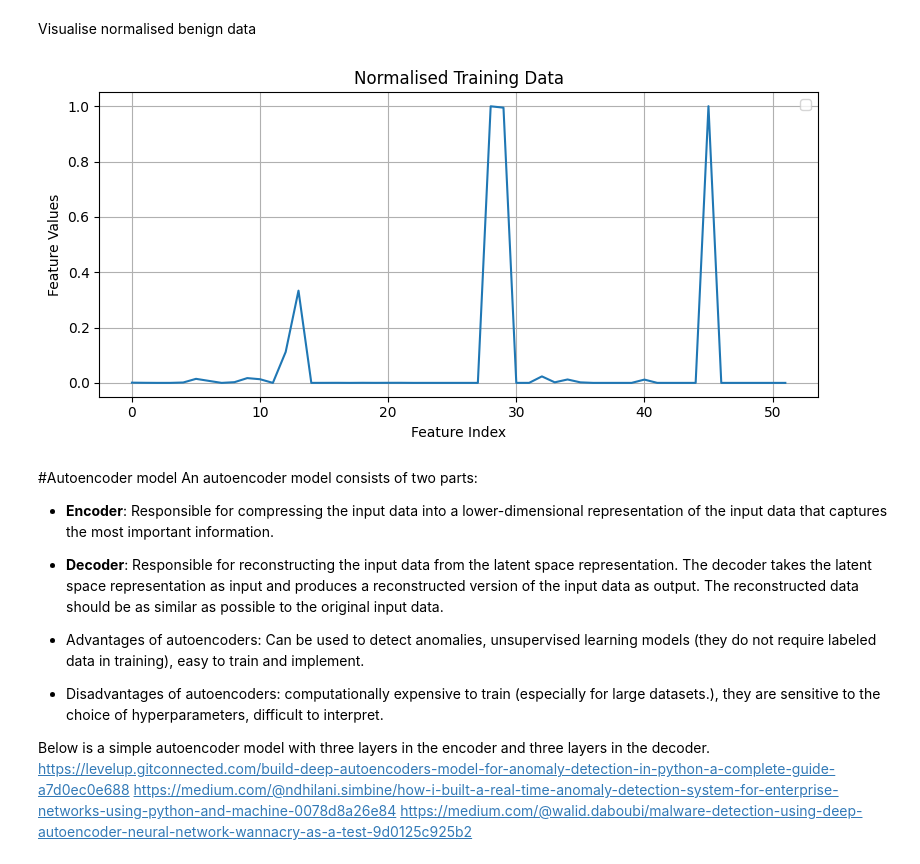
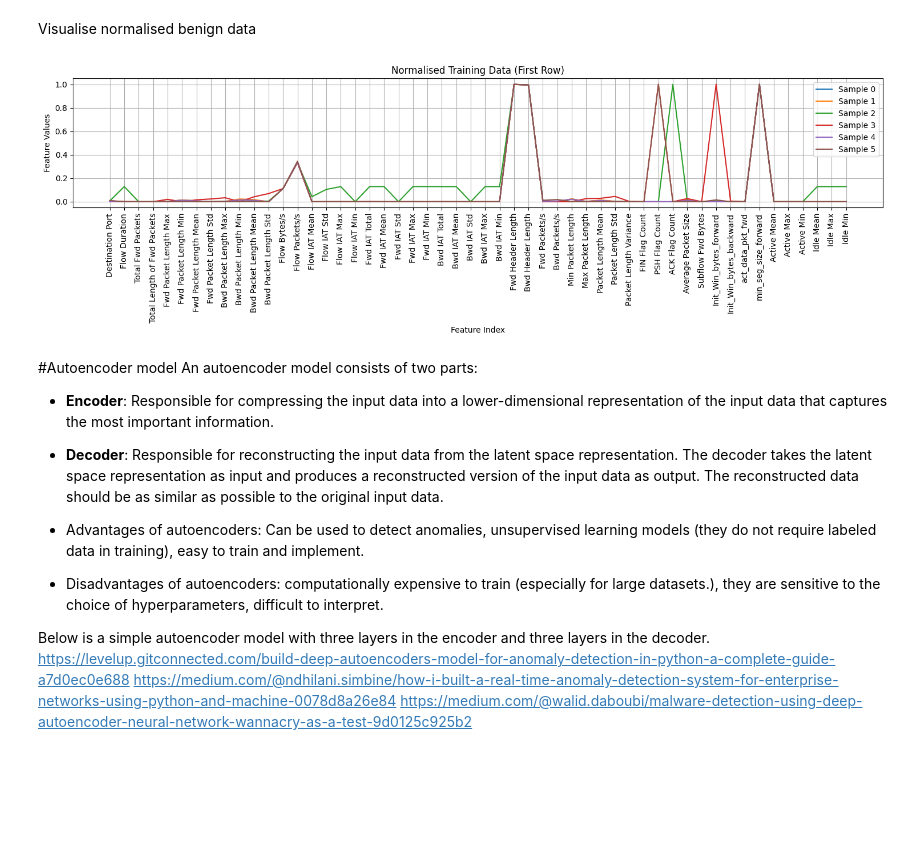
Before and after one commit to SianC7/LAIDS, a Jupyter notebook: Sian's_Autoencoder.ipynb, the cells around one changed output. Drawn from its saved outputs; the diff is of its cells as text; code cells hidden in the pictures; blank space fills up the shorter version.

```diff
--- a/Sian's_Autoencoder.ipynb
+++ b/Sian's_Autoencoder.ipynb
@@ -224,34 +229,39 @@ Shape of X_val after scaling: (335209, 52)
 Shape of X_test after scaling: (844706, 52)
 # %% [markdown]
 Visualise normalised benign data
-# %%
-import matplotlib.pyplot as plt
-plt.figure(figsize=(8, 4))
-plt.plot(X_train[0])
-# plt.plot(X_train[2])
-# plt.plot(X_train[3])
-# plt.plot(X_train[4])
-# plt.plot(X_train[5])
-# plt.plot(X_train[6])
-plt.title("Normalised Training Data")
-plt.xlabel('Feature Index')
-plt.ylabel('Feature Values')
-plt.legend()
-plt.grid(True)
-plt.tight_layout()
-plt.show()
-
-# plt.figure(figsize=(8, 4))
-# plt.plot(X_train)
-# plt.title("Normalised Training Data")
-# plt.xlabel('Feature Index')
-# plt.ylabel('Feature Values')
-# plt.legend()
-# plt.grid(True)
-# plt.tight_layout()
-# plt.show()
-# %% [output]
-[figure, removed]
+# %%
+import matplotlib.pyplot as plt
+import numpy as np
+
+# Assuming X_train is a NumPy array after scaling
+# If you still have the original DataFrame X_train_df before scaling,
+# you can get the column names from there. Otherwise, we'll just use indices.
+
+plt.figure(figsize=(15, 5)) # Wider figure
+
+# Get the feature names from the original DataFrame before scaling
+# Assuming X_benign is the original DataFrame before splitting and scaling
+feature_names = X_benign.columns.tolist()
+
+
+plt.plot(X_train[0], label='Sample 0') # Access the first row using array indexing
+plt.plot(X_train[2], label='Sample 1') # Access the first row using array indexing
+plt.plot(X_train[3], label='Sample 2') # Access the first row using array indexing
+plt.plot(X_train[4], label='Sample 3') # Access the first row using array indexing
+plt.plot(X_train[5], label='Sample 4') # Access the first row using array indexing
+plt.plot(X_train[6], label='Sample 5') # Access the first row using array indexing
+plt.title("Normalised Training Data (First Row)")
+plt.xlabel("Feature Index")
+plt.ylabel("Feature Values")
+plt.grid(True)
+plt.legend()
+
+# Fix x-axis ticks to show feature indices
+plt.xticks(range(len(feature_names)), feature_names, rotation=90)  # Rotate if labels are long
+plt.tight_layout()
+plt.show()
+# %% [output]
+[figure, added]
 # %% [markdown]
 #Autoencoder model
 An autoencoder model consists of two parts:
```
Also changed, not shown: parts of 10 cells of this notebook.
